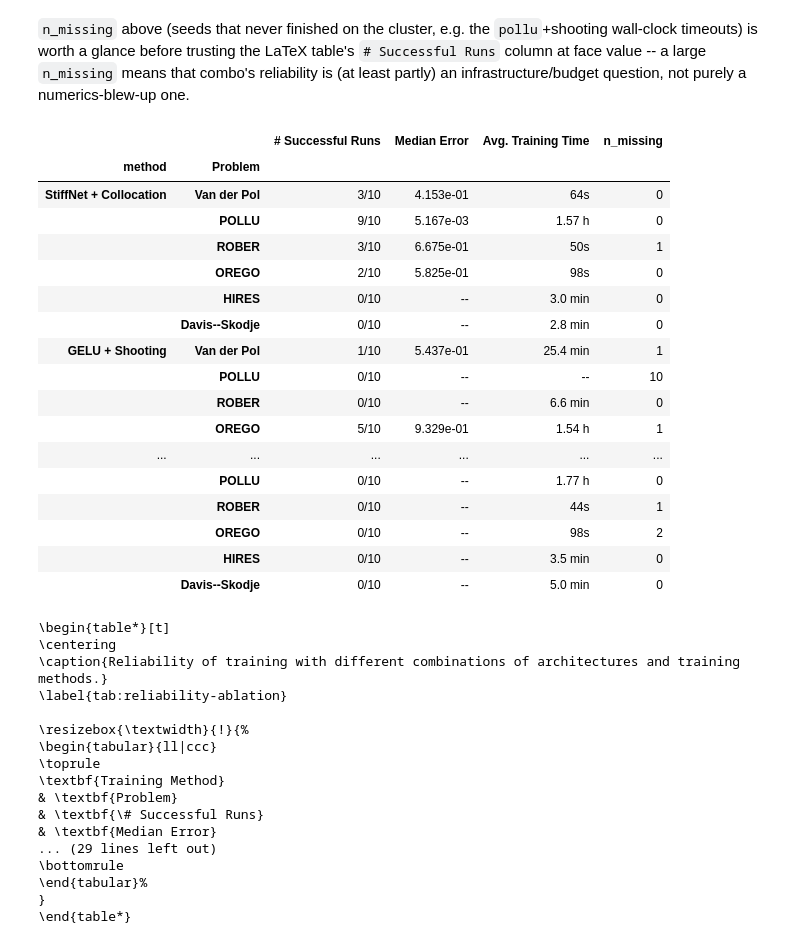
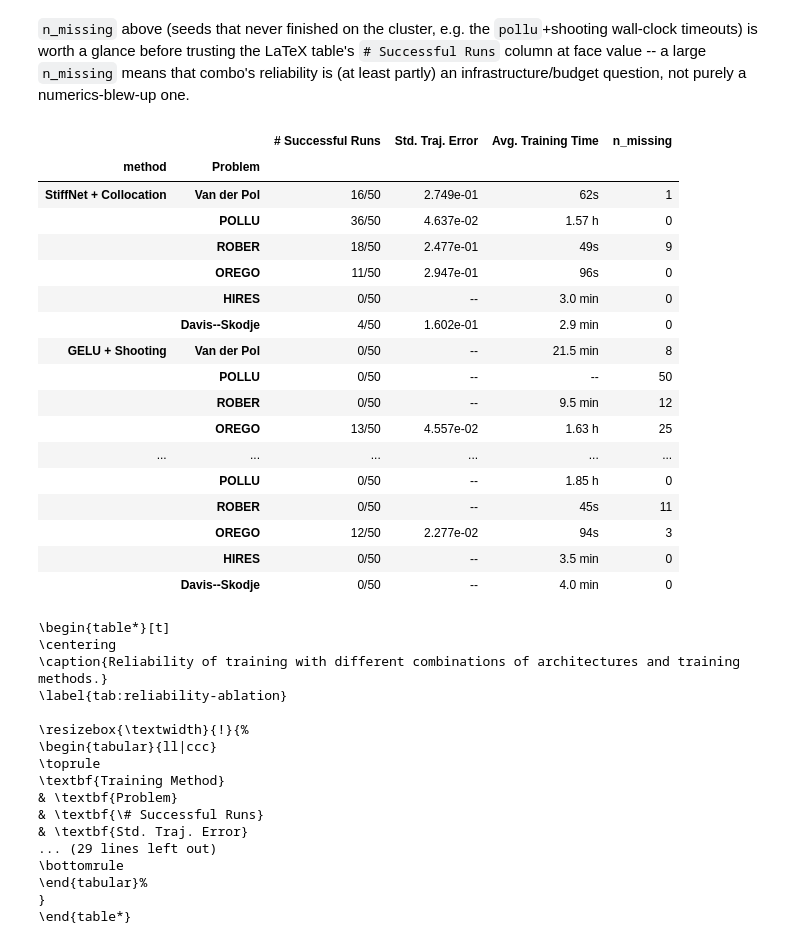
Before and after one commit to xenakistheo/BVPsolver, a Jupyter notebook: analysis/reliability_ablation_results.ipynb, the cells around one changed output. Cells and saved outputs as stored; diff of their text form; code cells hidden in the pictures.

```diff
--- a/analysis/reliability_ablation_results.ipynb
+++ b/analysis/reliability_ablation_results.ipynb
@@ -13,7 +13,7 @@ PROBLEMS = ['vanderpol', 'pollu', 'rober', 'orego', 'hires', 'davis-skodje']
 # That range only ever used derivmatch pretraining (checked below), so the
 # explicit filter is just documentation/safety.
 DB = DB[DB['E_VF_test'].notnull()]
-DB = DB[(DB['seed'] >= 20) & (DB['seed'] <= 29)]
+DB = DB[(DB['seed'] >= 100) & (DB['seed'] <= 149)]
 DB = DB[DB['pretraining'] == 'derivmatch']
 
 # When a problem/model has two different parameter counts on record (an
@@ -22,7 +22,7 @@ DB = DB[DB['pretraining'] == 'derivmatch']
 max_n_params = DB.groupby(['problem', 'model'])['n_params'].transform('max')
 DB = DB[DB['n_params'] == max_n_params]
 
-SEEDS = list(range(20, 30))
+SEEDS = list(range(100, 150))
 N_ATTEMPTED = len(SEEDS)  # every cell below had exactly this many seeds submitted
 
 DB.shape
@@ -88,7 +88,8 @@ def reliability_table(db, combos=COMBOS, problems=PROBLEMS, threshold=BLOWUP_THR
     """For each (method, problem) cell report:
       - n_total: # of runs that actually finished on the cluster (<= n_attempted)
       - n_success: # of finished runs with 0 <= E_trajectory_test < threshold
-      - median_error: median E_trajectory_test among the successful runs
+      - std_error: standard deviation of E_trajectory_test among the
+        successful runs
       - avg_training_time: mean `training_time` (derivmatch + the main
         stage) over ALL finished runs, successful or not -- how long
         training took doesn't depend on whether the fit turned out usable.
@@ -110,7 +111,7 @@ def reliability_table(db, combos=COMBOS, problems=PROBLEMS, threshold=BLOWUP_THR
                 "n_total": len(grp),
                 "n_missing": n_attempted - len(grp),
                 "n_success": len(ok),
-                "median_error": ok["E_trajectory_test"].median() if len(ok) else math.nan,
+                "std_error": ok["E_trajectory_test"].std() if len(ok) else math.nan,
                 "avg_training_time": grp["training_time"].mean() if len(grp) else math.nan,
             })
     return pd.DataFrame(rows)
@@ -145,48 +146,48 @@ infrastructure/budget question, not purely a numerics-blew-up one.
 # %%
 def format_time(seconds):
     if seconds is None or (isinstance(seconds, float) and math.isnan(seconds)):
         return "--"
     if seconds < 120:
         return f"{seconds:.0f}s"
     if seconds < 3600:
         return f"{seconds / 60:.1f} min"
     return f"{seconds / 3600:.2f} h"
 
 
 def format_error(value):
     return "--" if (value is None or (isinstance(value, float) and math.isnan(value))) else f"{value:.3e}"
 
 
 display_table = table.copy()
-display_table["Median Error"] = display_table["median_error"].map(format_error)
+display_table["Std. Traj. Error"] = display_table["std_error"].map(format_error)
 display_table["Avg. Training Time"] = display_table["avg_training_time"].map(format_time)
 display_table["# Successful Runs"] = (
     display_table["n_success"].astype(str) + "/" + display_table["n_attempted"].astype(str)
 )
 display_table["Problem"] = display_table["problem"].map(PROBLEM_DISPLAY)
 display_table = display_table.set_index(["method", "Problem"])[
-    ["# Successful Runs", "Median Error", "Avg. Training Time", "n_missing"]
+    ["# Successful Runs", "Std. Traj. Error", "Avg. Training Time", "n_missing"]
 ]
 display_table
 # %% [output]
-|  |  | # Successful Runs | Median Error | Avg. Training Time | n_missing |
+|  |  | # Successful Runs | Std. Traj. Error | Avg. Training Time | n_missing |
 | method | Problem |  |  |  |  |
-| StiffNet + Collocation | Van der Pol | 3/10 | 4.153e-01 | 64s | 0 |
-|  | POLLU | 9/10 | 5.167e-03 | 1.57 h | 0 |
-|  | ROBER | 3/10 | 6.675e-01 | 50s | 1 |
-|  | OREGO | 2/10 | 5.825e-01 | 98s | 0 |
-|  | HIRES | 0/10 | -- | 3.0 min | 0 |
-|  | Davis--Skodje | 0/10 | -- | 2.8 min | 0 |
-| GELU + Shooting | Van der Pol | 1/10 | 5.437e-01 | 25.4 min | 1 |
-|  | POLLU | 0/10 | -- | -- | 10 |
-|  | ROBER | 0/10 | -- | 6.6 min | 0 |
-|  | OREGO | 5/10 | 9.329e-01 | 1.54 h | 1 |
+| StiffNet + Collocation | Van der Pol | 16/50 | 2.749e-01 | 62s | 1 |
+|  | POLLU | 36/50 | 4.637e-02 | 1.57 h | 0 |
+|  | ROBER | 18/50 | 2.477e-01 | 49s | 9 |
+|  | OREGO | 11/50 | 2.947e-01 | 96s | 0 |
+|  | HIRES | 0/50 | -- | 3.0 min | 0 |
+|  | Davis--Skodje | 4/50 | 1.602e-01 | 2.9 min | 0 |
+| GELU + Shooting | Van der Pol | 0/50 | -- | 21.5 min | 8 |
+|  | POLLU | 0/50 | -- | -- | 50 |
+|  | ROBER | 0/50 | -- | 9.5 min | 12 |
+|  | OREGO | 13/50 | 4.557e-02 | 1.63 h | 25 |
 | ... | ... | ... | ... | ... | ... |
-|  | POLLU | 0/10 | -- | 1.77 h | 0 |
-|  | ROBER | 0/10 | -- | 44s | 1 |
-|  | OREGO | 0/10 | -- | 98s | 2 |
-|  | HIRES | 0/10 | -- | 3.5 min | 0 |
-|  | Davis--Skodje | 0/10 | -- | 5.0 min | 0 |
+|  | POLLU | 0/50 | -- | 1.85 h | 0 |
+|  | ROBER | 0/50 | -- | 45s | 11 |
+|  | OREGO | 12/50 | 2.277e-02 | 94s | 3 |
+|  | HIRES | 0/50 | -- | 3.5 min | 0 |
+|  | Davis--Skodje | 0/50 | -- | 4.0 min | 0 |
 # %%
 def render_reliability_latex(table, combos=COMBOS, problems=PROBLEMS,
                               problem_display=PROBLEM_DISPLAY,
@@ -194,7 +195,7 @@ def render_reliability_latex(table, combos=COMBOS, problems=PROBLEMS,
                               caption="Reliability of training with different combinations of architectures and training methods."):
     """Render `table` (the output of reliability_table) as the LaTeX
     table* the user specified: one \\multirow block per method, one row per
-    problem, columns for successful-run count / median error / avg time.
+    problem, columns for successful-run count / std of test trajectory error / avg time.
     """
     lines = [
         r"\begin{table*}[t]",
@@ -208,7 +209,7 @@ def render_reliability_latex(table, combos=COMBOS, problems=PROBLEMS,
         r"\textbf{Training Method}",
         r"& \textbf{Problem}",
         r"& \textbf{\# Successful Runs}",
-        r"& \textbf{Median Error}",
+        r"& \textbf{Std. Traj. Error}",
         r"& \textbf{Avg. Training Time} \\",
         r"\midrule",
         "",
@@ -219,10 +220,10 @@ def render_reliability_latex(table, combos=COMBOS, problems=PROBLEMS,
         for problem in problems:
             row = table[(table["method"] == method_label) & (table["problem"] == problem)].iloc[0]
             n_success = f'{int(row["n_success"])}/{int(row["n_attempted"])}'
-            med = format_error(row["median_error"])
+            std = format_error(row["std_error"])
             t = format_time(row["avg_training_time"])
             label_text = problem_display.get(problem, problem)
-            lines.append(rf"& {label_text:14s} & {n_success} & {med} & {t} \\")
+            lines.append(rf"& {label_text:14s} & {n_success} & {std} & {t} \\")
         if i < len(combos) - 1:
             lines.append(r"\midrule")
         lines.append("")
@@ -249,7 +250,7 @@ print(render_reliability_latex(table))
 \textbf{Training Method}
 & \textbf{Problem}
 & \textbf{\# Successful Runs}
-& \textbf{Median Error}
+& \textbf{Std. Traj. Error}
 ... (29 lines left out)
 \bottomrule
 \end{tabular}%
```
Also changed, not shown: parts of 2 cells of this notebook, 8 other files.
